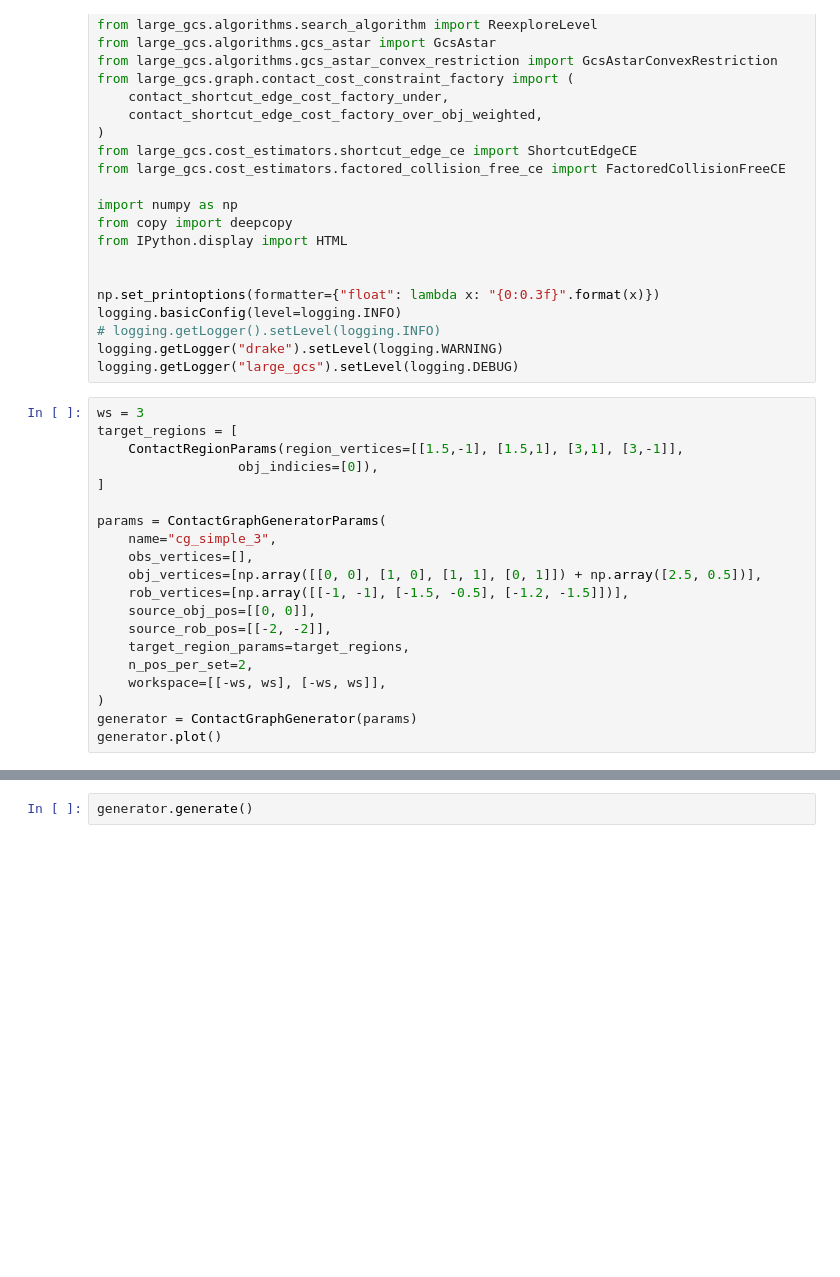
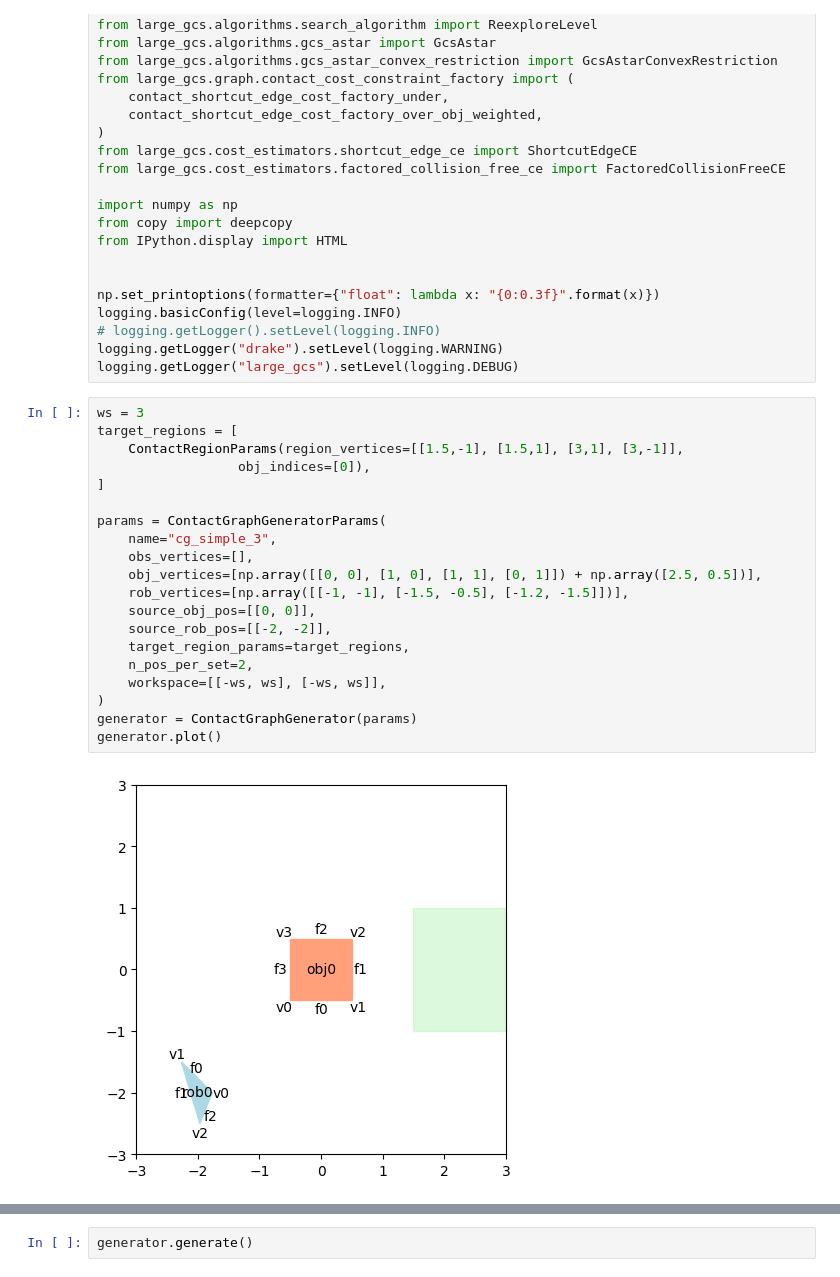
Before and after one commit to shaoyuancc/large_gcs, a Jupyter notebook: explorations/contact_regions_set_exploration.ipynb, the cells around one changed output, grey strips where cells are left out. Cells and saved outputs as stored; diff of their text form; blank space fills up the shorter version.

```diff
--- a/explorations/contact_regions_set_exploration.ipynb
+++ b/explorations/contact_regions_set_exploration.ipynb
@@ -30,23 +30,25 @@ logging.getLogger("large_gcs").setLevel(logging.DEBUG)
 # %%
 ws = 3
 target_regions = [
     ContactRegionParams(region_vertices=[[1.5,-1], [1.5,1], [3,1], [3,-1]],
-                  obj_indicies=[0]),
+                  obj_indices=[0]),
 ]
 
 params = ContactGraphGeneratorParams(
     name="cg_simple_3",
     obs_vertices=[],
     obj_vertices=[np.array([[0, 0], [1, 0], [1, 1], [0, 1]]) + np.array([2.5, 0.5])],
     rob_vertices=[np.array([[-1, -1], [-1.5, -0.5], [-1.2, -1.5]])],
     source_obj_pos=[[0, 0]],
     source_rob_pos=[[-2, -2]],
     target_region_params=target_regions,
     n_pos_per_set=2,
     workspace=[[-ws, ws], [-ws, ws]],
 )
 generator = ContactGraphGenerator(params)
 generator.plot()
+# %% [output]
+[figure, added]
 # %%
 ws_x = 5
 ws_y = 4
```
Also changed, not shown: parts of 11 cells of this notebook, 11 other files.
